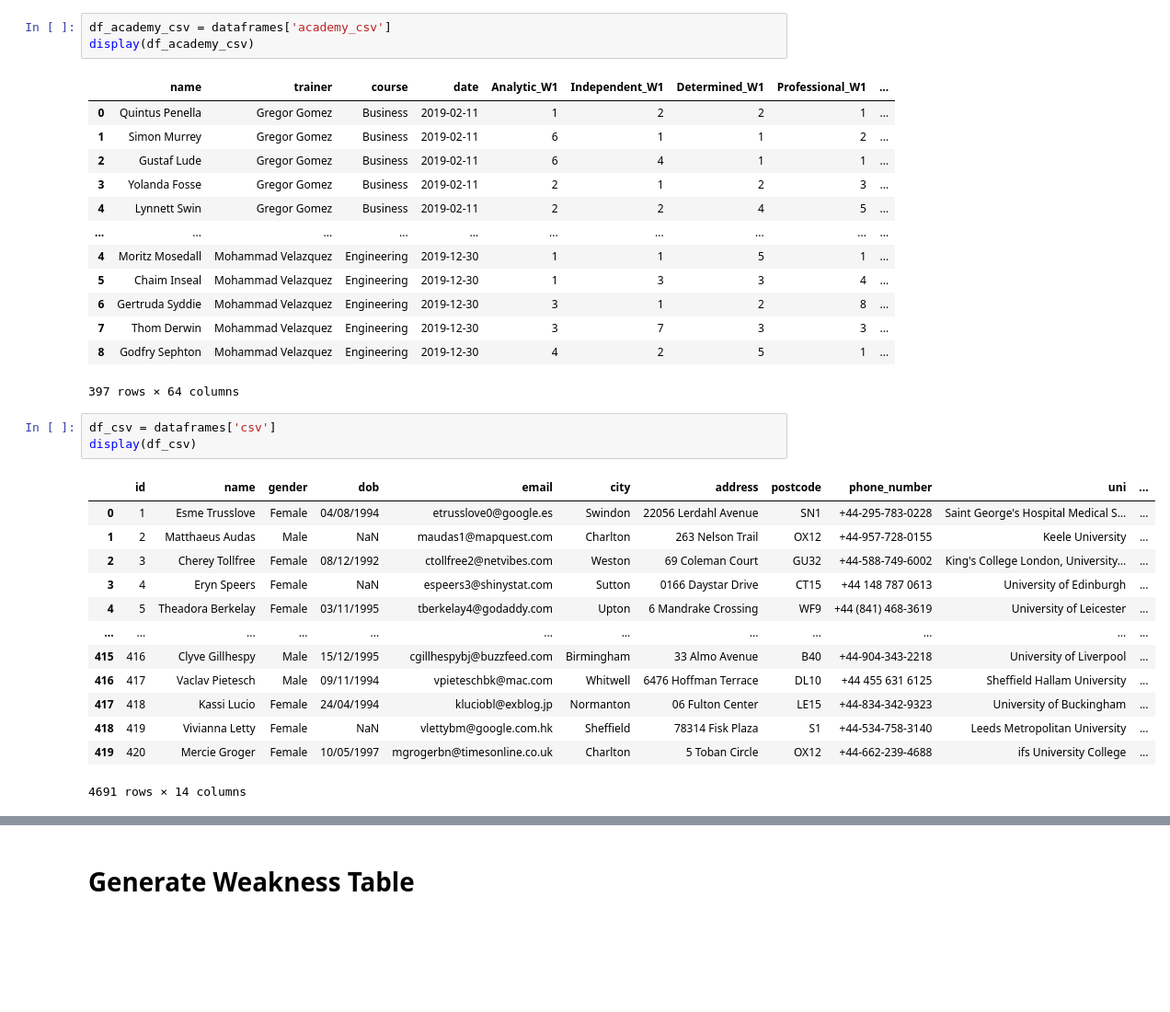
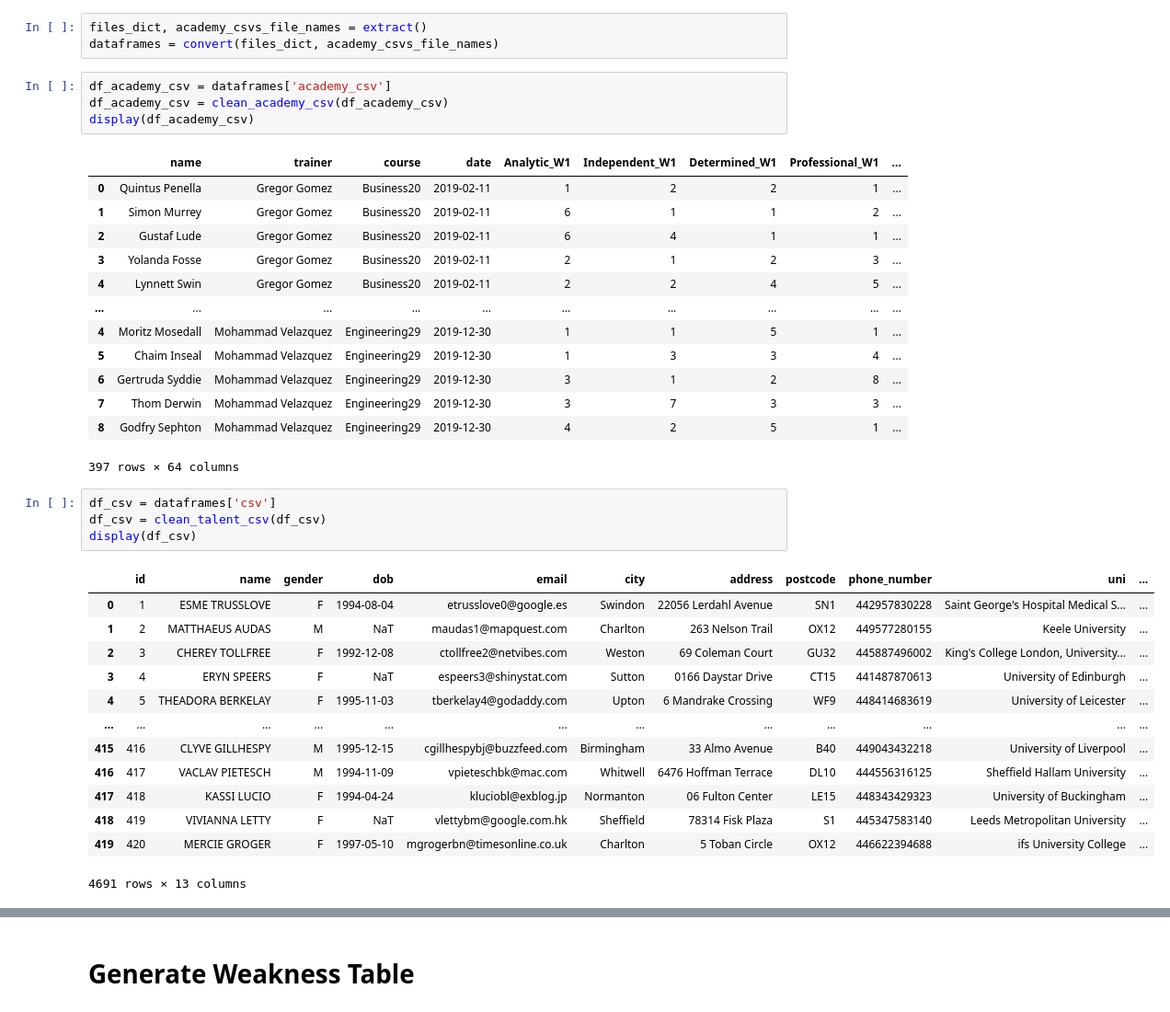
Before and after one commit to GurjinderB/SpartaGlobalETLPipeline, a Jupyter notebook: transform_to_tables.ipynb, the cells around one changed output, grey strips where cells are left out. Shown: that part at 92% size. Saved outputs shown, nothing was run; the diff lists cells and outputs as text; blank space fills up the shorter version.

Commit message:
unit tests, cleaning files, table creation notebook

```diff
--- a/transform_to_tables.ipynb
+++ b/transform_to_tables.ipynb
@@ -45,34 +6,39 @@ dataframes = convert(files_dict, academy_csvs_file_names)
+# %%
+files_dict, academy_csvs_file_names = extract()
+dataframes = convert(files_dict, academy_csvs_file_names)
 # %%
 df_academy_csv = dataframes['academy_csv']
+df_academy_csv = clean_academy_csv(df_academy_csv)
 display(df_academy_csv)
 # %% [output]
 |  | name | trainer | course | date | Analytic_W1 | Independent_W1 | Determined_W1 | Professional_W1 | ... |
-| 0 | Quintus Penella | Gregor Gomez | Business | 2019-02-11 | 1 | 2 | 2 | 1 | ... |
-| 1 | Simon Murrey | Gregor Gomez | Business | 2019-02-11 | 6 | 1 | 1 | 2 | ... |
-| 2 | Gustaf Lude | Gregor Gomez | Business | 2019-02-11 | 6 | 4 | 1 | 1 | ... |
-| 3 | Yolanda Fosse | Gregor Gomez | Business | 2019-02-11 | 2 | 1 | 2 | 3 | ... |
-| 4 | Lynnett Swin | Gregor Gomez | Business | 2019-02-11 | 2 | 2 | 4 | 5 | ... |
+| 0 | Quintus Penella | Gregor Gomez | Business20 | 2019-02-11 | 1 | 2 | 2 | 1 | ... |
+| 1 | Simon Murrey | Gregor Gomez | Business20 | 2019-02-11 | 6 | 1 | 1 | 2 | ... |
+| 2 | Gustaf Lude | Gregor Gomez | Business20 | 2019-02-11 | 6 | 4 | 1 | 1 | ... |
+| 3 | Yolanda Fosse | Gregor Gomez | Business20 | 2019-02-11 | 2 | 1 | 2 | 3 | ... |
+| 4 | Lynnett Swin | Gregor Gomez | Business20 | 2019-02-11 | 2 | 2 | 4 | 5 | ... |
 | ... | ... | ... | ... | ... | ... | ... | ... | ... | ... |
-| 4 | Moritz Mosedall | Mohammad Velazquez | Engineering | 2019-12-30 | 1 | 1 | 5 | 1 | ... |
-| 5 | Chaim Inseal | Mohammad Velazquez | Engineering | 2019-12-30 | 1 | 3 | 3 | 4 | ... |
-| 6 | Gertruda Syddie | Mohammad Velazquez | Engineering | 2019-12-30 | 3 | 1 | 2 | 8 | ... |
-| 7 | Thom Derwin | Mohammad Velazquez | Engineering | 2019-12-30 | 3 | 7 | 3 | 3 | ... |
-| 8 | Godfry Sephton | Mohammad Velazquez | Engineering | 2019-12-30 | 4 | 2 | 5 | 1 | ... |
+| 4 | Moritz Mosedall | Mohammad Velazquez | Engineering29 | 2019-12-30 | 1 | 1 | 5 | 1 | ... |
+| 5 | Chaim Inseal | Mohammad Velazquez | Engineering29 | 2019-12-30 | 1 | 3 | 3 | 4 | ... |
+| 6 | Gertruda Syddie | Mohammad Velazquez | Engineering29 | 2019-12-30 | 3 | 1 | 2 | 8 | ... |
+| 7 | Thom Derwin | Mohammad Velazquez | Engineering29 | 2019-12-30 | 3 | 7 | 3 | 3 | ... |
+| 8 | Godfry Sephton | Mohammad Velazquez | Engineering29 | 2019-12-30 | 4 | 2 | 5 | 1 | ... |
 397 rows × 64 columns
 # %%
 df_csv = dataframes['csv']
+df_csv = clean_talent_csv(df_csv)
 display(df_csv)
 # %% [output]
 |  | id | name | gender | dob | email | city | address | postcode | phone_number | uni | ... |
-| 0 | 1 | Esme Trusslove | Female | 04/08/1994 | etrusslove0@google.es | Swindon | 22056 Lerdahl Avenue | SN1 | +44-295-783-0228 | Saint George's Hospital Medical S... | ... |
-| 1 | 2 | Matthaeus Audas | Male | NaN | maudas1@mapquest.com | Charlton | 263 Nelson Trail | OX12 | +44-957-728-0155 | Keele University | ... |
-| 2 | 3 | Cherey Tollfree | Female | 08/12/1992 | ctollfree2@netvibes.com | Weston | 69 Coleman Court | GU32 | +44-588-749-6002 | King's College London, University... | ... |
-| 3 | 4 | Eryn Speers | Female | NaN | espeers3@shinystat.com | Sutton | 0166 Daystar Drive | CT15 | +44 148 787 0613 | University of Edinburgh | ... |
-| 4 | 5 | Theadora Berkelay | Female | 03/11/1995 | tberkelay4@godaddy.com | Upton | 6 Mandrake Crossing | WF9 | +44 (841) 468-3619 | University of Leicester | ... |
+| 0 | 1 | ESME TRUSSLOVE | F | 1994-08-04 | etrusslove0@google.es | Swindon | 22056 Lerdahl Avenue | SN1 | 442957830228 | Saint George's Hospital Medical S... | ... |
+| 1 | 2 | MATTHAEUS AUDAS | M | NaT | maudas1@mapquest.com | Charlton | 263 Nelson Trail | OX12 | 449577280155 | Keele University | ... |
+| 2 | 3 | CHEREY TOLLFREE | F | 1992-12-08 | ctollfree2@netvibes.com | Weston | 69 Coleman Court | GU32 | 445887496002 | King's College London, University... | ... |
+| 3 | 4 | ERYN SPEERS | F | NaT | espeers3@shinystat.com | Sutton | 0166 Daystar Drive | CT15 | 441487870613 | University of Edinburgh | ... |
+| 4 | 5 | THEADORA BERKELAY | F | 1995-11-03 | tberkelay4@godaddy.com | Upton | 6 Mandrake Crossing | WF9 | 448414683619 | University of Leicester | ... |
 | ... | ... | ... | ... | ... | ... | ... | ... | ... | ... | ... | ... |
-| 415 | 416 | Clyve Gillhespy | Male | 15/12/1995 | cgillhespybj@buzzfeed.com | Birmingham | 33 Almo Avenue | B40 | +44-904-343-2218 | University of Liverpool | ... |
-| 416 | 417 | Vaclav Pietesch | Male | 09/11/1994 | vpieteschbk@mac.com | Whitwell | 6476 Hoffman Terrace | DL10 | +44 455 631 6125 | Sheffield Hallam University | ... |
-| 417 | 418 | Kassi Lucio | Female | 24/04/1994 | kluciobl@exblog.jp | Normanton | 06 Fulton Center | LE15 | +44-834-342-9323 | University of Buckingham | ... |
-| 418 | 419 | Vivianna Letty | Female | NaN | vlettybm@google.com.hk | Sheffield | 78314 Fisk Plaza | S1 | +44-534-758-3140 | Leeds Metropolitan University | ... |
-| 419 | 420 | Mercie Groger | Female | 10/05/1997 | mgrogerbn@timesonline.co.uk | Charlton | 5 Toban Circle | OX12 | +44-662-239-4688 | ifs University College | ... |
+| 415 | 416 | CLYVE GILLHESPY | M | 1995-12-15 | cgillhespybj@buzzfeed.com | Birmingham | 33 Almo Avenue | B40 | 449043432218 | University of Liverpool | ... |
+| 416 | 417 | VACLAV PIETESCH | M | 1994-11-09 | vpieteschbk@mac.com | Whitwell | 6476 Hoffman Terrace | DL10 | 444556316125 | Sheffield Hallam University | ... |
+| 417 | 418 | KASSI LUCIO | F | 1994-04-24 | kluciobl@exblog.jp | Normanton | 06 Fulton Center | LE15 | 448343429323 | University of Buckingham | ... |
+| 418 | 419 | VIVIANNA LETTY | F | NaT | vlettybm@google.com.hk | Sheffield | 78314 Fisk Plaza | S1 | 445347583140 | Leeds Metropolitan University | ... |
+| 419 | 420 | MERCIE GROGER | F | 1997-05-10 | mgrogerbn@timesonline.co.uk | Charlton | 5 Toban Circle | OX12 | 446622394688 | ifs University College | ... |
-4691 rows × 14 columns
+4691 rows × 13 columns
```
Also changed, not shown: parts of 41 cells of this notebook, 4 other files.
